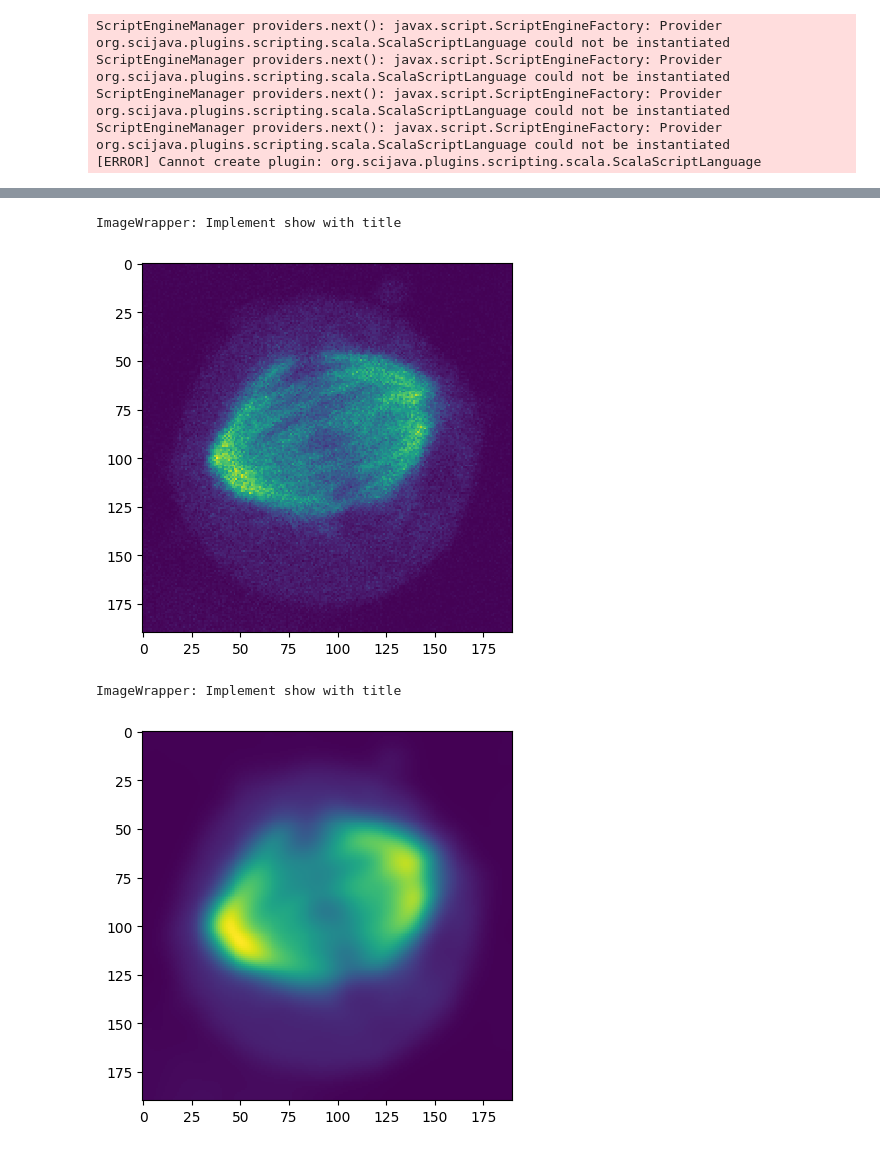
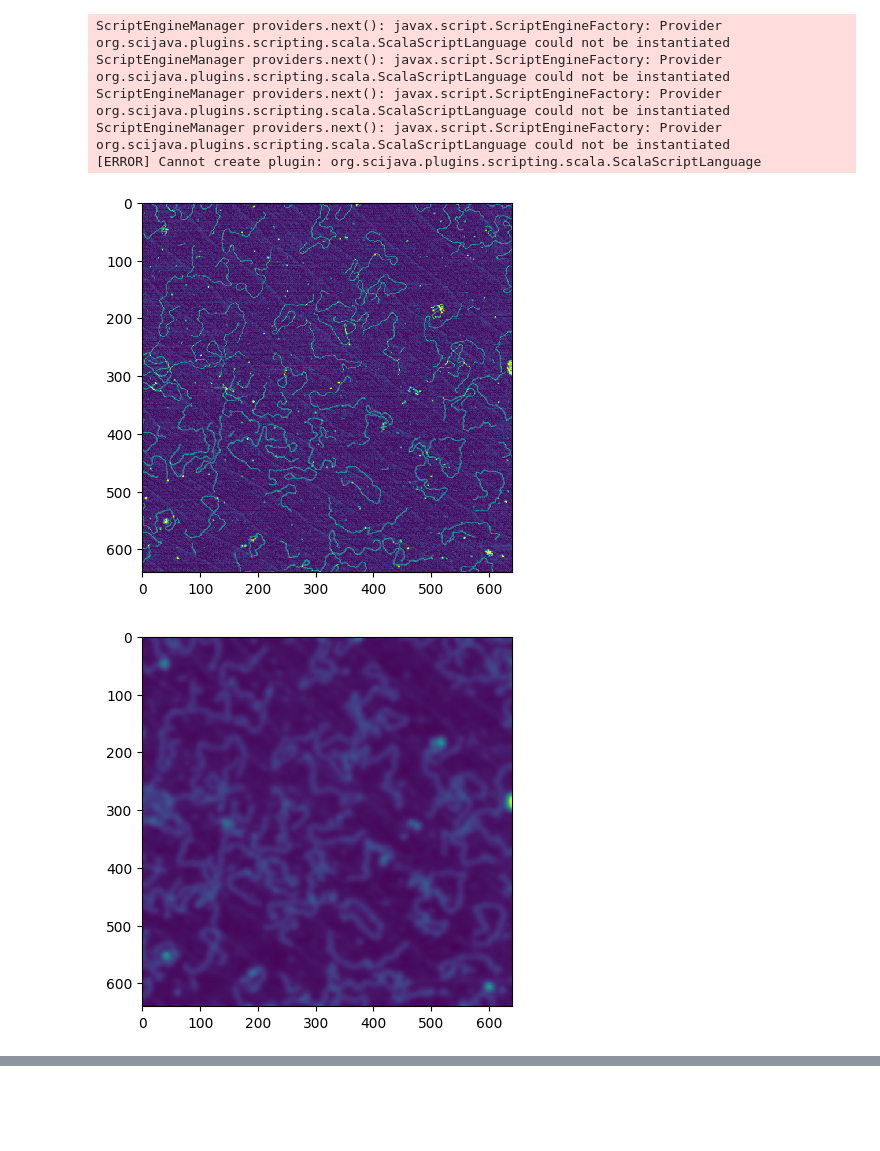
Before and after one commit to mianalysis/mia-python, a Jupyter notebook: Demo.ipynb, the cells around one changed output, grey strips where cells are left out. Saved outputs shown, nothing was run; the diff lists cells and outputs as text; code cells hidden in the pictures; blank space fills up the shorter version.

Commit message:
Added NotebookImageRenderer class

```diff
--- a/Demo.ipynb
+++ b/Demo.ipynb
@@ -23,6 +28,7 @@ ScriptEngineManager providers.next(): javax.script.ScriptEngineFactory: Provider
 ScriptEngineManager providers.next(): javax.script.ScriptEngineFactory: Provider org.scijava.plugins.scripting.scala.ScalaScriptLanguage could not be instantiated
 [ERROR] Cannot create plugin: org.scijava.plugins.scripting.scala.ScalaScriptLanguage
 # %%
+from java.io import File
 import os
 
 @JImplements(WorkspaceI)
@@ -31,9 +37,10 @@ class WorkspaceWrapper:
         self._ID = ID
         self._workspaces = workspaces
         self._images = {}
+        self._objects = {}
 
         self._metadata = MetadataWrapper()
-        self._metadata.setFile(file_path)
+        self._metadata.setFile(File(file_path))
         self._metadata.setSeriesNumber(series)
 
         if file_path is None:
@@ -48,7 +55,7 @@ class WorkspaceWrapper:
 
     @JOverride
     def addObjects(self, obj):
-        print('WorkspaceWrapper: Implement addObjects')
+        self._objects[obj.getName()] = obj
 
     @JOverride
     def removeObjects(self, name, retainMeasurements):
@@ -88,11 +95,11 @@ class WorkspaceWrapper:
 
     @JOverride
     def getObjects(self,name):
-        print('WorkspaceWrapper: Implement getObjects')
+        return self._objects[name]
 
     @JOverride
     def getObjectSet(self,name):
-        print('WorkspaceWrapper: Implement getObjectSet')
+        return self._objects[name]
 
     @JOverride
     def getSingleTimepointWorkspaces(self):
@@ -100,11 +107,11 @@ class WorkspaceWrapper:
 
     @JOverride
     def getObjects(self):
-        print('WorkspaceWrapper: Implement getObjects')
+        return self._objects
 
     @JOverride
     def setObjects(self,objects):
-        print('WorkspaceWrapper: Implement setObjects')
+        self._objects = objects
 
     @JOverride
     def getImages(self):
@@ -437,4 +444,10 @@ class MetadataWrapper:
     @JOverride
     def clone(self):
         print('MetadataWrapper: Implement clone')
+# %%
+@JImplements(ImageRendererI)
+class NotebookImageRenderer:
+    @JOverride
+    def render(self, image, title, lut, normalise, display_mode, overlay):
+        ij.py.show(image.getRawImage())
 # %%
@@ -600,14 +608,40 @@ class ImageWrapper:
     def showAllMeasurements(self):
         print('ImageWrapper: Implement showAllMeasurements')
 # %%
-from skimage import io
+# from skimage import io
 
+ImageI.setGlobalRenderer(NotebookImageRenderer())
+ImageI.setUseGlobalImageRenderer(True)
+
+input_path = "/Users/sc13967/Documents/Programming/Python/mia-python/Ex3_Skeletonisation.tif"
+series_number = 1
 image_name = "demo"
+objects_name = "DNA"
 
-workspace = WorkspaceWrapper(7, "C:/Users/demo.tif", 3, None)
+workspace = WorkspaceWrapper(1, input_path, series_number, None)
 
-url = 'https://media.imagej.net/pyimagej/4d/metaphase_hela_cell.tif'
-img = io.imread(url)[0,:,:,2]
+imageLoader = ImageLoader(None)
+imageLoader.updateParameterValue(ImageLoader.OUTPUT_IMAGE, image_name)
+imageLoader.setShowOutput(True)
+status = imageLoader.process(workspace)
 
-image = ImageWrapper(image_name, img)
-workspace.addImage(image)
+filterImage = FilterImage(None)
+filterImage.updateParameterValue(FilterImage.INPUT_IMAGE, image_name)
+filterImage.updateParameterValue(FilterImage.FILTER_MODE, FilterImage.FilterModes.GAUSSIAN2D)
+filterImage.updateParameterValue(FilterImage.FILTER_RADIUS, 5)
+filterImage.setShowOutput(True)
+status = filterImage.process(workspace)
+
+thresholdImage = ThresholdImage(None)
+thresholdImage.updateParameterValue(ThresholdImage.INPUT_IMAGE, image_name)
+thresholdImage.setShowOutput(True)
+status = thresholdImage.process(workspace)
+
+identifyObjects = IdentifyObjects(None)
+identifyObjects.updateParameterValue(IdentifyObjects.INPUT_IMAGE, image_name)
+identifyObjects.updateParameterValue(IdentifyObjects.OUTPUT_OBJECTS, objects_name)
+identifyObjects.setShowOutput(True)
+status = identifyObjects.process(workspace)
+# %% [output]
+[figure, added]
+[figure, added]
@@ -614,7 +649,0 @@ workspace.addImage(image)
-# %%
-showImage = ShowImage(None)
-showImage.updateParameterValue(ShowImage.DISPLAY_IMAGE, image_name)
-status = showImage.process(workspace)
-# %% [output]
-ImageWrapper: Implement show with title
-[figure, removed]
@@ -627,7 +649,0 @@ status = filterImage.process(workspace)
-# %%
-showImage = ShowImage(None)
-showImage.updateParameterValue(ShowImage.DISPLAY_IMAGE, image_name)
-status = showImage.process(workspace)
-# %% [output]
-ImageWrapper: Implement show with title
-[figure, removed]
```
Also changed, not shown: parts of 4 cells of this notebook, 1 other file.
